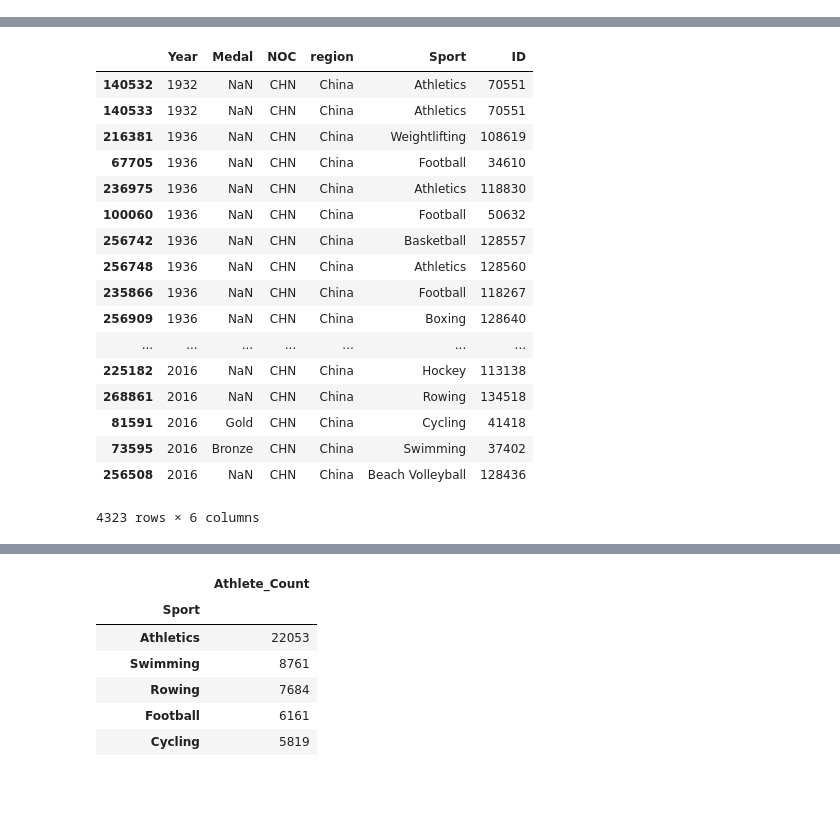
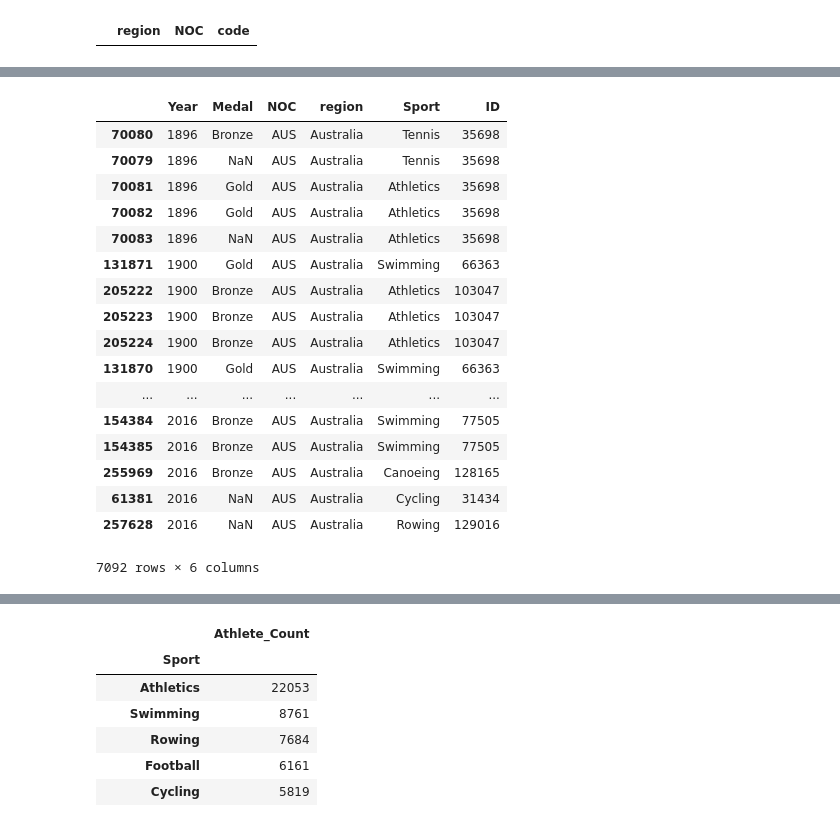
Before and after one commit to scimas/olympians, a Jupyter notebook: data-preprocessing.ipynb, the cells around one changed output, grey strips where cells are left out. Drawn from its saved outputs; the diff is of its cells as text; code cells hidden in the pictures; blank space fills up the shorter version.

```diff
--- a/data-preprocessing.ipynb
+++ b/data-preprocessing.ipynb
@@ -19,3 +43,3 @@ df.head()
 # %%
-regions = pd.read_csv('data/noc_regions.csv')
+codes = pd.read_csv('data/codes.csv')
 # %%
@@ -30,6 +54,10 @@ regions.head()
+# %%
+codes = codes.drop(columns='region')
+codes = codes.rename(columns={'name': 'region', 'alpha-3': 'NOC', 'alpha-2': 'code'})
+# %%
+codes = codes[['region', 'NOC', 'code']]
 # %%
-df = df.join(regions.set_index('NOC'), on='NOC')
-df = df.drop(columns='notes')
+df = df.join(codes.set_index('NOC'), on='NOC')
 # %%
 df.head()
 # %% [output]
@@ -42,3 +91,7 @@ df.head()
+# %%
+codes[codes['region'] == 'Iran']
+# %% [output]
+|  | region | NOC | code |
 # %%
 df.to_csv('data/olympics_data.csv', index=False)
 # %%
@@ -62,25 +115,25 @@ array(['CHN', 'DEN', 'NED', 'FIN', 'NOR', 'ROU', 'EST', 'FRA', 'MAR',
        'ARU', 'NRU', 'VNM', 'VIE', 'BHU', 'MHL', 'KIR', 'UNK', 'TUV',
        'TGA', 'NFL', 'KOS', 'SSD', 'LES'], dtype=object)
 # %%
-df[df['NOC'] == 'CHN'][['Year', 'Medal', 'NOC', 'region', 'Sport', 'ID']].sort_values('Year')
+df[df['NOC'] == 'AUS'][['Year', 'Medal', 'NOC', 'region', 'Sport', 'ID']].sort_values('Year')
 # %% [output]
 |  | Year | Medal | NOC | region | Sport | ID |
-| 140532 | 1932 | NaN | CHN | China | Athletics | 70551 |
-| 140533 | 1932 | NaN | CHN | China | Athletics | 70551 |
-| 216381 | 1936 | NaN | CHN | China | Weightlifting | 108619 |
-| 67705 | 1936 | NaN | CHN | China | Football | 34610 |
-| 236975 | 1936 | NaN | CHN | China | Athletics | 118830 |
-| 100060 | 1936 | NaN | CHN | China | Football | 50632 |
-| 256742 | 1936 | NaN | CHN | China | Basketball | 128557 |
-| 256748 | 1936 | NaN | CHN | China | Athletics | 128560 |
-| 235866 | 1936 | NaN | CHN | China | Football | 118267 |
-| 256909 | 1936 | NaN | CHN | China | Boxing | 128640 |
+| 70080 | 1896 | Bronze | AUS | Australia | Tennis | 35698 |
+| 70079 | 1896 | NaN | AUS | Australia | Tennis | 35698 |
+| 70081 | 1896 | Gold | AUS | Australia | Athletics | 35698 |
+| 70082 | 1896 | Gold | AUS | Australia | Athletics | 35698 |
+| 70083 | 1896 | NaN | AUS | Australia | Athletics | 35698 |
+| 131871 | 1900 | Gold | AUS | Australia | Swimming | 66363 |
+| 205222 | 1900 | Bronze | AUS | Australia | Athletics | 103047 |
+| 205223 | 1900 | Bronze | AUS | Australia | Athletics | 103047 |
+| 205224 | 1900 | Bronze | AUS | Australia | Athletics | 103047 |
+| 131870 | 1900 | Gold | AUS | Australia | Swimming | 66363 |
 | ... | ... | ... | ... | ... | ... | ... |
-| 225182 | 2016 | NaN | CHN | China | Hockey | 113138 |
-| 268861 | 2016 | NaN | CHN | China | Rowing | 134518 |
-| 81591 | 2016 | Gold | CHN | China | Cycling | 41418 |
-| 73595 | 2016 | Bronze | CHN | China | Swimming | 37402 |
-| 256508 | 2016 | NaN | CHN | China | Beach Volleyball | 128436 |
+| 154384 | 2016 | Bronze | AUS | Australia | Swimming | 77505 |
+| 154385 | 2016 | Bronze | AUS | Australia | Swimming | 77505 |
+| 255969 | 2016 | Bronze | AUS | Australia | Canoeing | 128165 |
+| 61381 | 2016 | NaN | AUS | Australia | Cycling | 31434 |
+| 257628 | 2016 | NaN | AUS | Australia | Rowing | 129016 |
-4323 rows × 6 columns
+7092 rows × 6 columns
 # %%
 for country in df['NOC'].unique():
```
Also changed, not shown: parts of 8 cells of this notebook, 8 other files.
